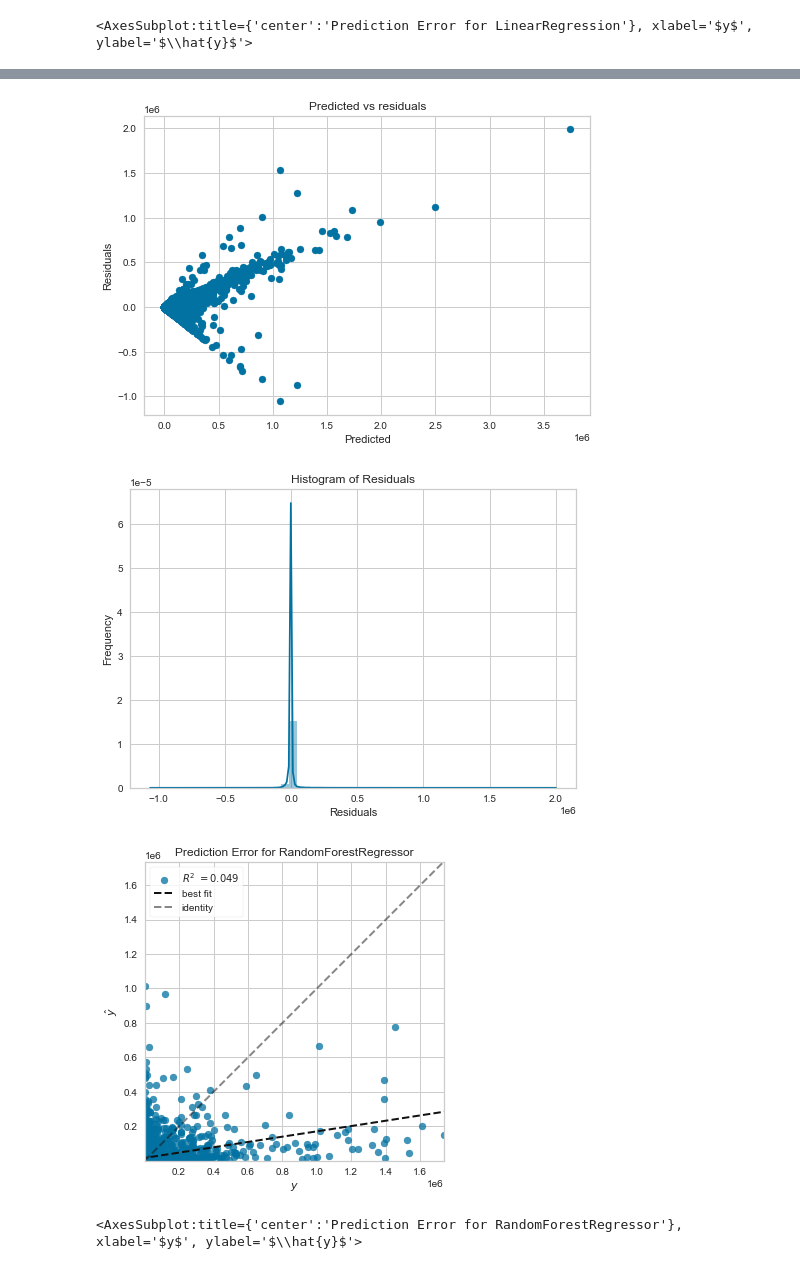
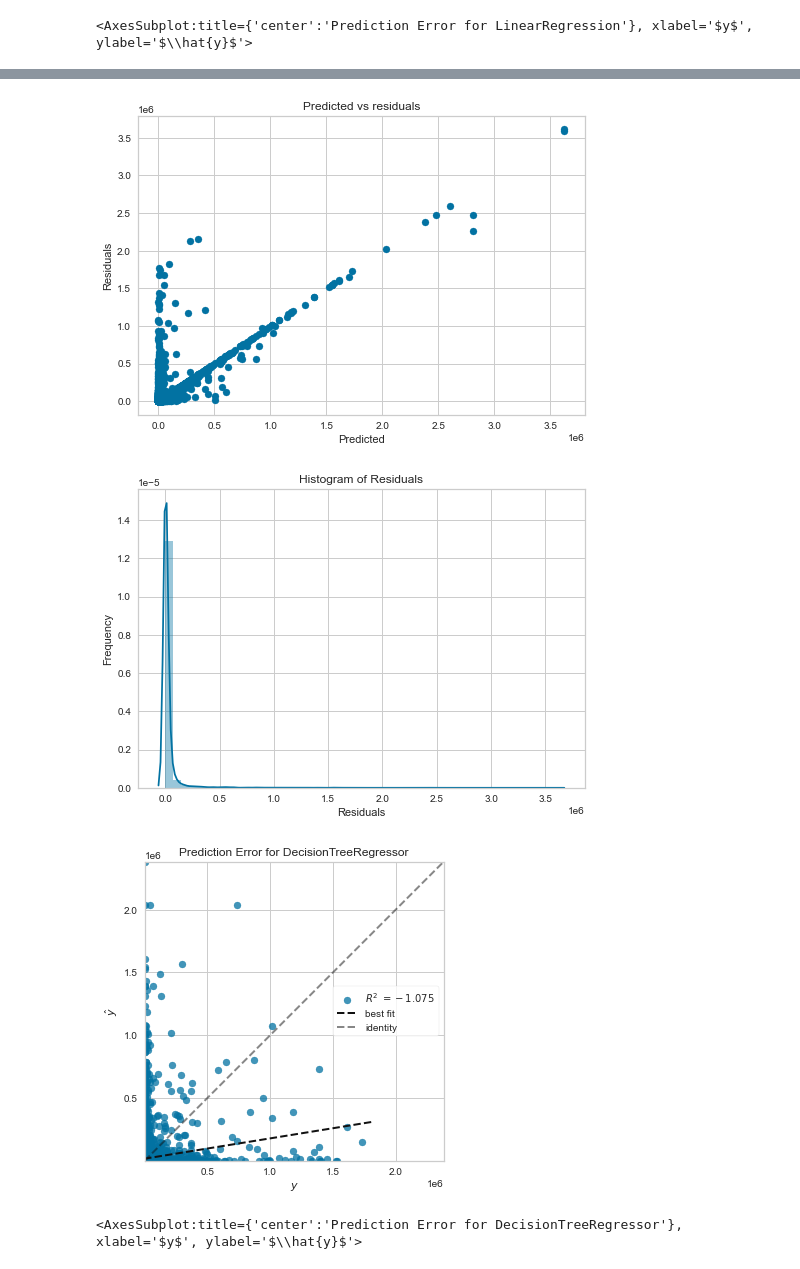
Before and after one commit to MaxiTrien/spotify-data-science-project, a Jupyter notebook: spotify-songs-pred-popularity.ipynb, the cells around one changed output, grey strips where cells are left out. Cells and saved outputs as stored; diff of their text form; code cells hidden in the pictures.

Commit message:
Update chart popularity prediction

```diff
--- a/spotify-songs-pred-popularity.ipynb
+++ b/spotify-songs-pred-popularity.ipynb
@@ -86,5 +86,5 @@ As you can see in the table, there are multiple countries that have "Shape of Yo
 So, in order to get a unique song popularity score, we decided to sum up the every country's popularity score for each song, since the higher value they got, means the more popular they are.
 # %%
 df = df.groupby(['title', 'artist', 'release_type', 'sub_genre', 'artist_followers', 'explicit', 'album', 'track_number', 'tracks_in_album', 'danceability', 'energy', 'key', 'loudness', 'mode', 'speechiness', 'acoustics', 'instrumentalness', 'liveness', 'valence', 'tempo', 'time_signature', 'genre', 'duration_min', 'release_year', 'release_month', 'release_day'])['popularity'].sum().reset_index(name='popularity')
-df.sort_values(by='popularity', ascending=False).head(5)
+df.sort_values(by='popularity', ascending=False).head(5)[['artist', 'title', 'album', 'popularity']]
 # %% [output]
@@ -341,6 +377,7 @@ from sklearn import metrics
 from sklearn.model_selection import cross_val_score
 
 X_train, X_test, y_train, y_test = train_test_split(X, y, test_size=0.2, random_state=1)
+X_train, X_val, y_train, y_val = train_test_split(X_train, y_train, test_size=0.25, random_state=1)
 
 def print_evaluate(true, predicted):
     mae = metrics.mean_absolute_error(true, predicted)
@@ -445,11 +506,13 @@ visualizer.show()                 # Finalize and render the figure
 # %%
-from sklearn.ensemble import RandomForestRegressor
+from sklearn.tree import DecisionTreeRegressor
 
-rf_reg = RandomForestRegressor(n_estimators=500)
-rf_reg.fit(X_train, y_train)
+dt_reg = DecisionTreeRegressor()
 
-test_pred = rf_reg.predict(X_test)
-train_pred = rf_reg.predict(X_train)
+dt_reg.fit(X_train, y_train)
+
+test_pred = dt_reg.predict(X_test)
+train_pred = dt_reg.predict(X_train)
+val_pred = dt_reg.predict(X_val)
 
 print('Test set evaluation:\n_____________________________________')
 print_evaluate(y_test, test_pred)
@@ -457,9 +520,20 @@ print_evaluate(y_test, test_pred)
 print('Train set evaluation:\n_____________________________________')
 print_evaluate(y_train, train_pred)
 
-results_df_2 = pd.DataFrame(data=[["Random Forest Regressor", *evaluate(y_test, test_pred), 0]],
+print('Validation set evaluation:\n_____________________________________')
+print_evaluate(y_val, val_pred)
+
+results_val_df_2 = pd.DataFrame(data=[["Decision Tree Regressor", *evaluate(y_val, val_pred), cross_val(DecisionTreeRegressor())]],
+                            columns=['Model', 'MAE', 'MSE', 'RMSE', 'R2 Square', 'Cross Validation'])
+
+results_train_df_2 = pd.DataFrame(data=[["Decision Tree Regressor", *evaluate(y_train, train_pred), cross_val(DecisionTreeRegressor())]],
+                            columns=['Model', 'MAE', 'MSE', 'RMSE', 'R2 Square', 'Cross Validation'])
+
+results_df_2 = pd.DataFrame(data=[["Decision Tree Regressor", *evaluate(y_test, test_pred), cross_val(DecisionTreeRegressor())]],
                             columns=['Model', 'MAE', 'MSE', 'RMSE', 'R2 Square', 'Cross Validation'])
 results_df = results_df.append(results_df_2, ignore_index=True)
+results_train_df = results_train_df.append(results_train_df_2, ignore_index=True)
+results_val_df = results_val_df.append(results_val_df_2, ignore_index=True)
 # %% [output]
 Test set evaluation:
 _____________________________________
@@ -487,28 +573,28 @@ plt.show()
 # %%
 # Checking residuals
-plt.scatter(train_pred,y_train-train_pred)
+plt.scatter(val_pred,np.abs(y_val-val_pred))
 plt.title("Predicted vs residuals")
 plt.xlabel("Predicted")
 plt.ylabel("Residuals")
 plt.show()
 # %% [output]
-[figure, old version]
+[figure, new version]
 # %%
 # Checking Normality of errors
-sns.distplot(y_train-train_pred)
+sns.distplot(np.abs(y_val-val_pred))
 plt.title("Histogram of Residuals")
 plt.xlabel("Residuals")
 plt.ylabel("Frequency")
 plt.show()
 # %% [output]
-[figure, old version]
+[figure, new version]
 # %%
 from yellowbrick.regressor import PredictionError
-visualizer = PredictionError(rf_reg)
+visualizer = PredictionError(dt_reg)
 
 visualizer.fit(X_train, y_train)  # Fit the training data to the visualizer
 visualizer.score(X_test, y_test)  # Evaluate the model on the test data
 visualizer.show()                 # Finalize and render the figure
 # %% [output]
-[figure, old version]
+[figure, new version]
-<AxesSubplot:title={'center':'Prediction Error for RandomForestRegressor'}, xlabel='$y$', ylabel='$\\hat{y}$'>
+<AxesSubplot:title={'center':'Prediction Error for DecisionTreeRegressor'}, xlabel='$y$', ylabel='$\\hat{y}$'>
```
Also changed, not shown: parts of 34 cells of this notebook, 28 other files.
